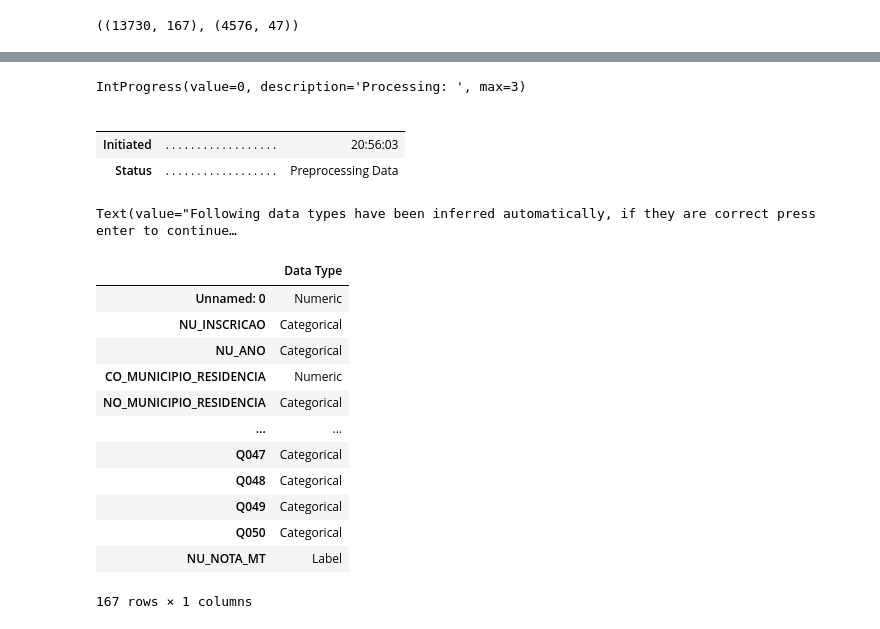
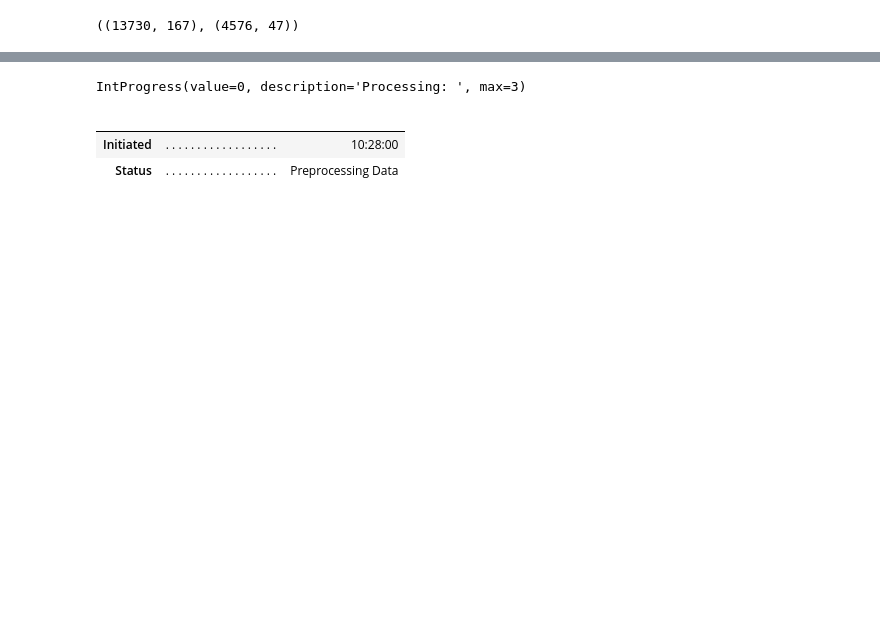
Before and after one commit to vallinoto/challenges, a Jupyter notebook: codenation/notebooks/PYCARET-TEST-ENEM2016.ipynb, the cells around one changed output, grey strips where cells are left out. Drawn from its saved outputs; the diff is of its cells as text; code cells hidden in the pictures; blank space fills up the shorter version.

Commit message:
setup pycaret

```diff
--- a/codenation/notebooks/PYCARET-TEST-ENEM2016.ipynb
+++ b/codenation/notebooks/PYCARET-TEST-ENEM2016.ipynb
@@ -33,28 +33,22 @@ enem_test.head()
 # %%
 from pycaret.regression import *
 
 
-regressor = setup(data = enem_train, target = 'NU_NOTA_MT', fold_shuffle=True)
+regressor = setup(
+    data = enem_train,
+    target = 'NU_NOTA_MT',
+    feature_selection=True,
+    feature_selection_threshold= 0.7,
+    ignore_low_variance=True,
+    silent=True
+
+)
 # %% [output]
 IntProgress(value=0, description='Processing: ', max=3)
 |  |  |  |
 |  |  |  |
-| Initiated | . . . . . . . . . . . . . . . . . . | 20:56:03 |
+| Initiated | . . . . . . . . . . . . . . . . . . | 10:28:00 |
 | Status | . . . . . . . . . . . . . . . . . . | Preprocessing Data |
-Text(value="Following data types have been inferred automatically, if they are correct press enter to continue…
-|  | Data Type |
-| Unnamed: 0 | Numeric |
-| NU_INSCRICAO | Categorical |
-| NU_ANO | Categorical |
-| CO_MUNICIPIO_RESIDENCIA | Numeric |
-| NO_MUNICIPIO_RESIDENCIA | Categorical |
-| ... | ... |
-| Q047 | Categorical |
-| Q048 | Categorical |
-| Q049 | Categorical |
-| Q050 | Categorical |
-| NU_NOTA_MT | Label |
-167 rows × 1 columns
 # %%
 resultado = pd.DataFrame()
 resultado['NU_INSCRICAO'] = enem_test['NU_INSCRICAO']
```
Also changed, not shown: parts of 1 cell of this notebook, 1 other file.
